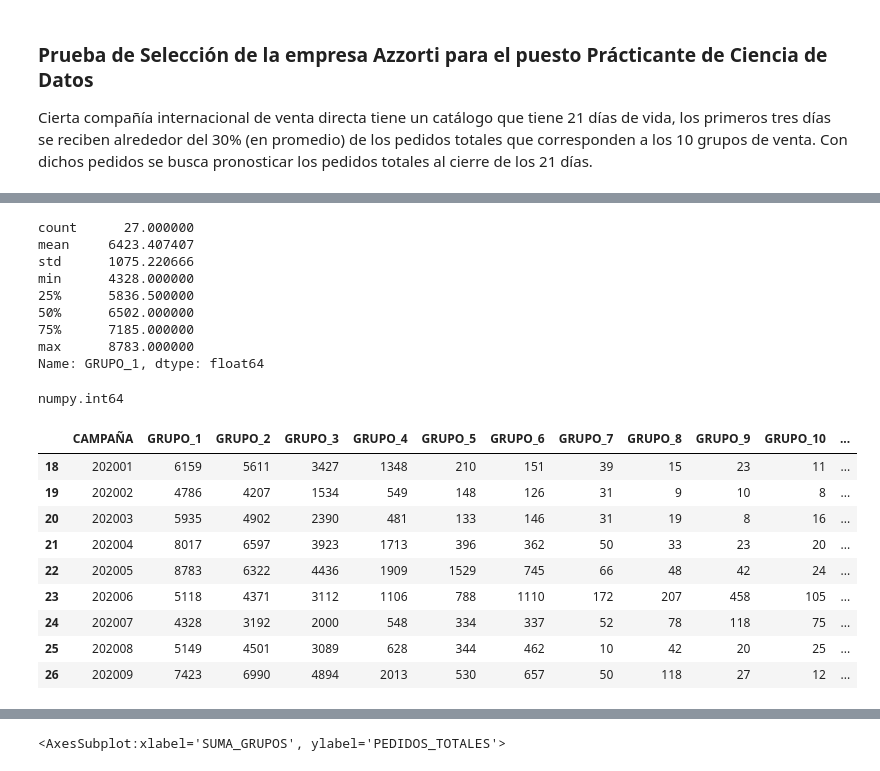
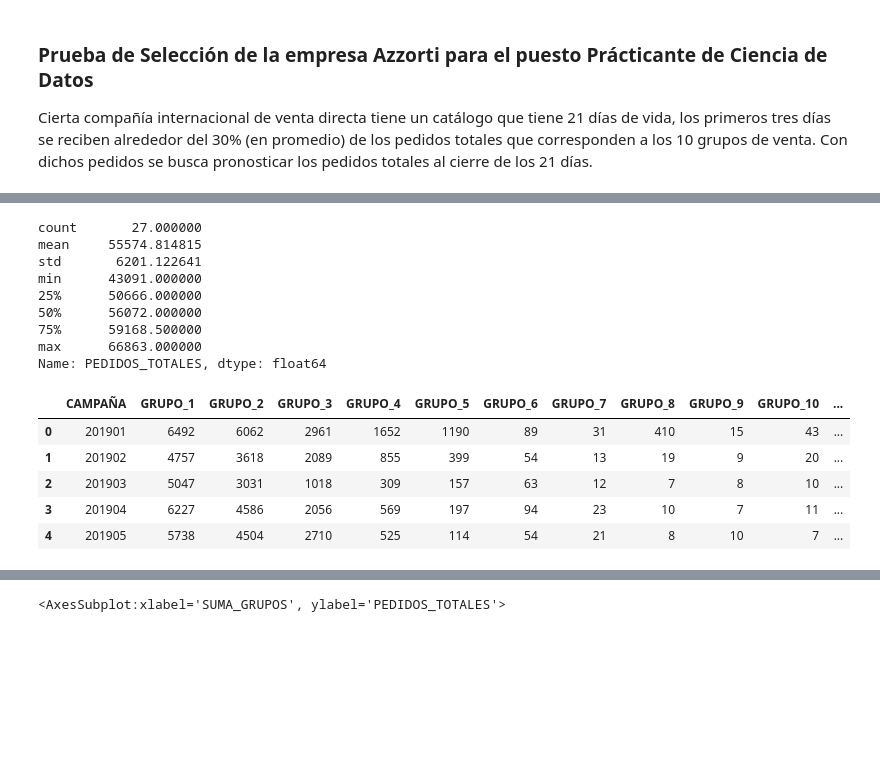
Before and after one commit to felipeturing/azzorti, a Jupyter notebook: Prueba-de-seleccion.ipynb, the cells around one changed output, grey strips where cells are left out. Cells and saved outputs as stored; diff of their text form; code cells hidden in the pictures; blank space fills up the shorter version.

```diff
--- a/Prueba-de-seleccion.ipynb
+++ b/Prueba-de-seleccion.ipynb
@@ -38,29 +41,21 @@ Wall time: 41.6 ms
-# %%
-datos["GRUPO_1"].describe()
-# %% [output]
-count      27.000000
-mean     6423.407407
-std      1075.220666
-min      4328.000000
-25%      5836.500000
-50%      6502.000000
-75%      7185.000000
-max      8783.000000
-Name: GRUPO_1, dtype: float64
-# %%
-type(datos.CAMPAÑA[0])
-# %% [output]
-numpy.int64
+# %%
+datos["PEDIDOS_TOTALES"].describe()
+# %% [output]
+count       27.000000
+mean     55574.814815
+std       6201.122641
+min      43091.000000
+25%      50666.000000
+50%      56072.000000
+75%      59168.500000
+max      66863.000000
+Name: PEDIDOS_TOTALES, dtype: float64
 # %%
-datos[ datos.CAMPAÑA > 202000 ]  # Primeras 5 campañas del 2020
+datos[ datos.CAMPAÑA < 202000 ].head(5)# Primeras 5 campañas del 2020
 # %% [output]
 |  | CAMPAÑA | GRUPO_1 | GRUPO_2 | GRUPO_3 | GRUPO_4 | GRUPO_5 | GRUPO_6 | GRUPO_7 | GRUPO_8 | GRUPO_9 | GRUPO_10 | ... |
-| 18 | 202001 | 6159 | 5611 | 3427 | 1348 | 210 | 151 | 39 | 15 | 23 | 11 | ... |
-| 19 | 202002 | 4786 | 4207 | 1534 | 549 | 148 | 126 | 31 | 9 | 10 | 8 | ... |
-| 20 | 202003 | 5935 | 4902 | 2390 | 481 | 133 | 146 | 31 | 19 | 8 | 16 | ... |
-| 21 | 202004 | 8017 | 6597 | 3923 | 1713 | 396 | 362 | 50 | 33 | 23 | 20 | ... |
-| 22 | 202005 | 8783 | 6322 | 4436 | 1909 | 1529 | 745 | 66 | 48 | 42 | 24 | ... |
-| 23 | 202006 | 5118 | 4371 | 3112 | 1106 | 788 | 1110 | 172 | 207 | 458 | 105 | ... |
-| 24 | 202007 | 4328 | 3192 | 2000 | 548 | 334 | 337 | 52 | 78 | 118 | 75 | ... |
-| 25 | 202008 | 5149 | 4501 | 3089 | 628 | 344 | 462 | 10 | 42 | 20 | 25 | ... |
-| 26 | 202009 | 7423 | 6990 | 4894 | 2013 | 530 | 657 | 50 | 118 | 27 | 12 | ... |
+| 0 | 201901 | 6492 | 6062 | 2961 | 1652 | 1190 | 89 | 31 | 410 | 15 | 43 | ... |
+| 1 | 201902 | 4757 | 3618 | 2089 | 855 | 399 | 54 | 13 | 19 | 9 | 20 | ... |
+| 2 | 201903 | 5047 | 3031 | 1018 | 309 | 157 | 63 | 12 | 7 | 8 | 10 | ... |
+| 3 | 201904 | 6227 | 4586 | 2056 | 569 | 197 | 94 | 23 | 10 | 7 | 11 | ... |
+| 4 | 201905 | 5738 | 4504 | 2710 | 525 | 114 | 54 | 21 | 8 | 10 | 7 | ... |
```
Also changed, not shown: parts of 11 cells of this notebook.
